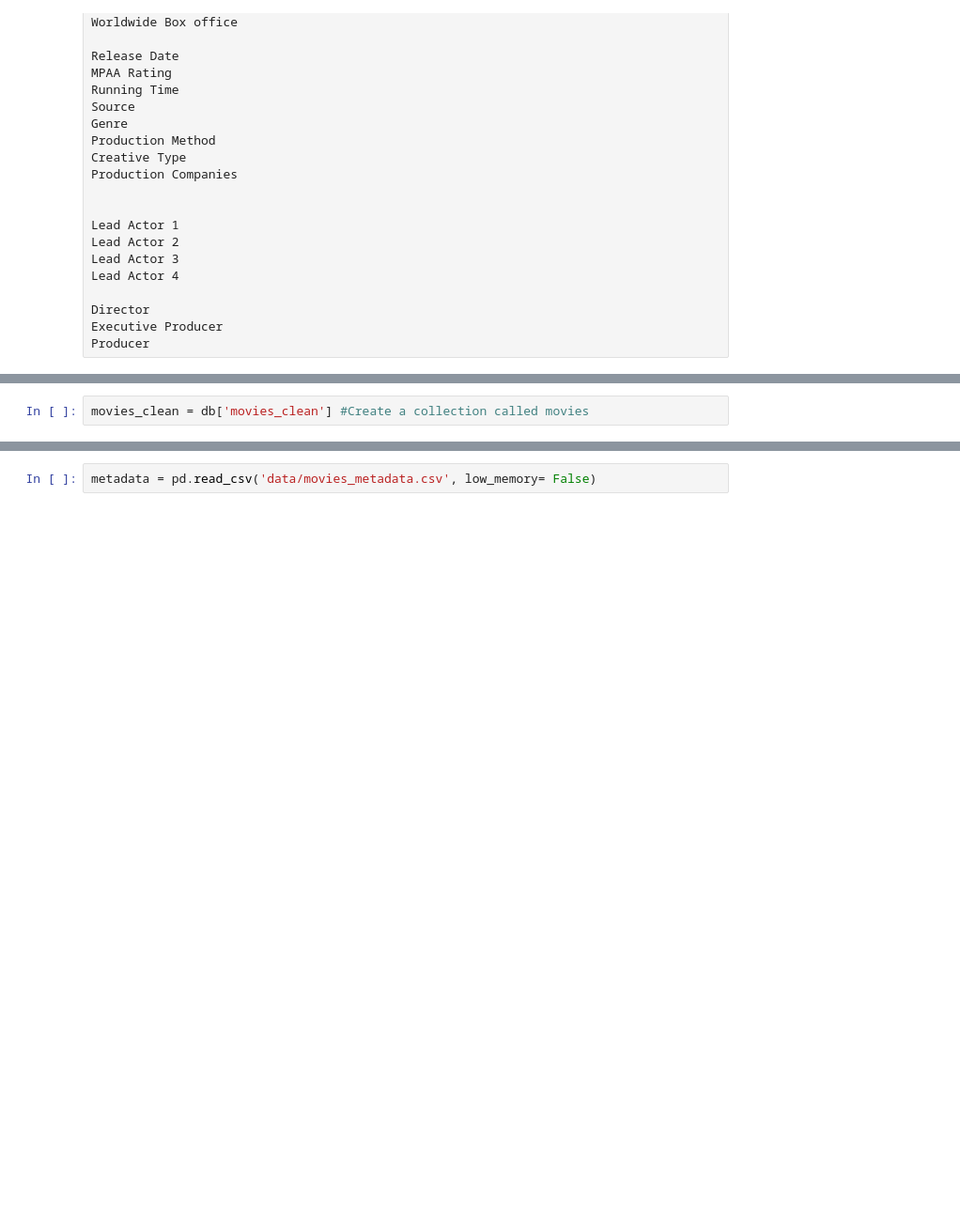
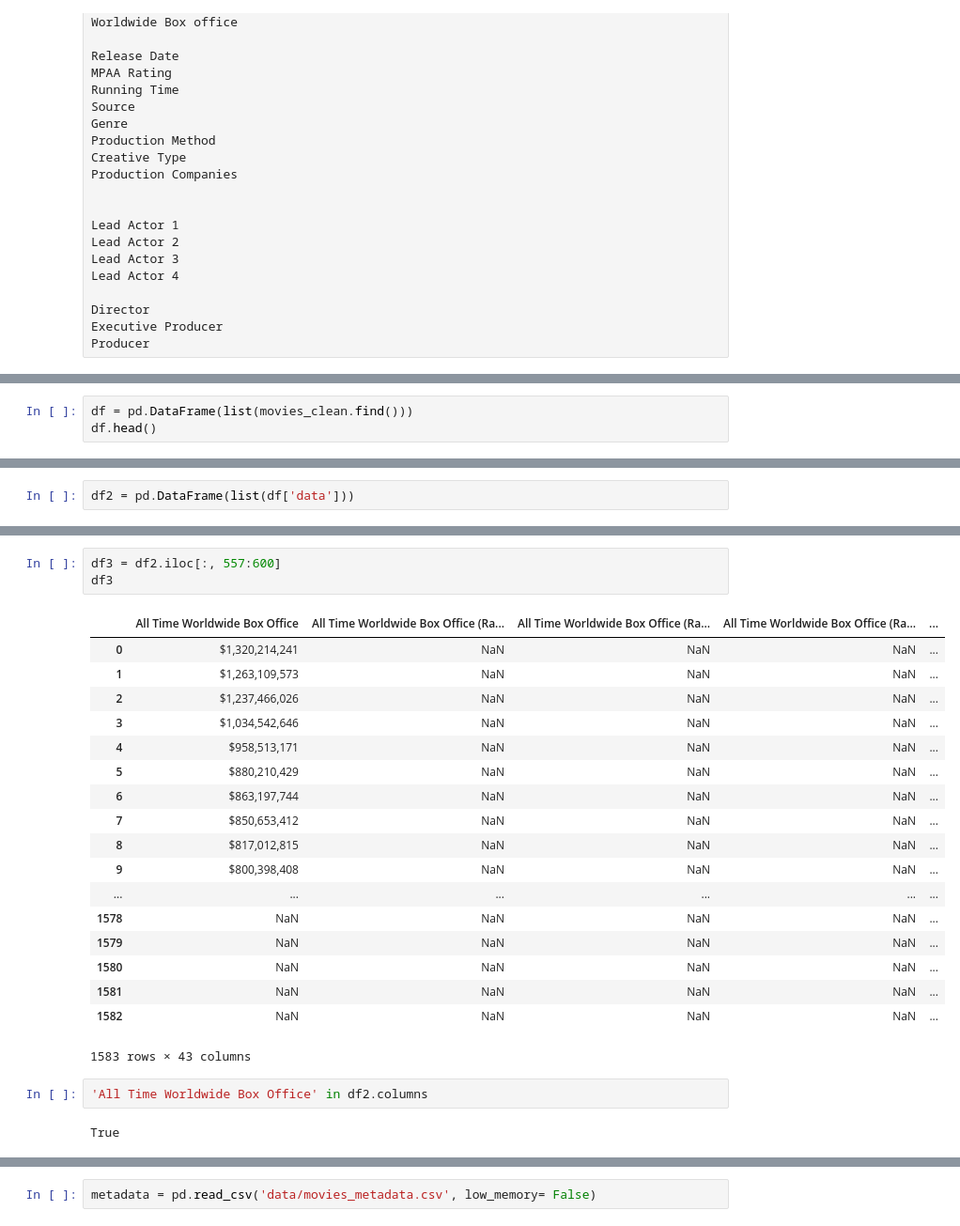
Before and after one commit to Rmloong/movie-revenue-predictor, a Jupyter notebook: scrape_thenumbers.ipynb, the cells around one changed output, grey strips where cells are left out. Shown at 94% size. Drawn from its saved outputs; the diff is of its cells as text; blank space fills up the shorter version.

Commit message:
finished the extract and got a df of the data

```diff
--- a/scrape_thenumbers.ipynb
+++ b/scrape_thenumbers.ipynb
@@ -508,2 +239,0 @@ Wall time: 686 ms
-# %%
-movies_clean = db['movies_clean'] #Create a collection called movies
@@ -613,0 +244,3 @@ list(movies.find())[49]
+# %%
+df = pd.DataFrame(list(movies_clean.find()))
+df.head()
@@ -613,0 +254,2 @@ list(movies.find())[49]
+# %%
+df2 = pd.DataFrame(list(df['data']))
@@ -614 +276,27 @@ list(movies.find())[49]
+# %%
+df3 = df2.iloc[:, 557:600]
+df3
+# %% [output]
+|  | All Time Worldwide Box Office | All Time Worldwide Box Office (Ra... | All Time Worldwide Box Office (Ra... | All Time Worldwide Box Office (Ra... | ... |
+| 0 | $1,320,214,241 | NaN | NaN | NaN | ... |
+| 1 | $1,263,109,573 | NaN | NaN | NaN | ... |
+| 2 | $1,237,466,026 | NaN | NaN | NaN | ... |
+| 3 | $1,034,542,646 | NaN | NaN | NaN | ... |
+| 4 | $958,513,171 | NaN | NaN | NaN | ... |
+| 5 | $880,210,429 | NaN | NaN | NaN | ... |
+| 6 | $863,197,744 | NaN | NaN | NaN | ... |
+| 7 | $850,653,412 | NaN | NaN | NaN | ... |
+| 8 | $817,012,815 | NaN | NaN | NaN | ... |
+| 9 | $800,398,408 | NaN | NaN | NaN | ... |
+| ... | ... | ... | ... | ... | ... |
+| 1578 | NaN | NaN | NaN | NaN | ... |
+| 1579 | NaN | NaN | NaN | NaN | ... |
+| 1580 | NaN | NaN | NaN | NaN | ... |
+| 1581 | NaN | NaN | NaN | NaN | ... |
+| 1582 | NaN | NaN | NaN | NaN | ... |
+1583 rows × 43 columns
+# %%
+'All Time Worldwide Box Office' in df2.columns
+# %% [output]
+True
 # %%
```
Also changed, not shown: parts of 38 cells of this notebook.
